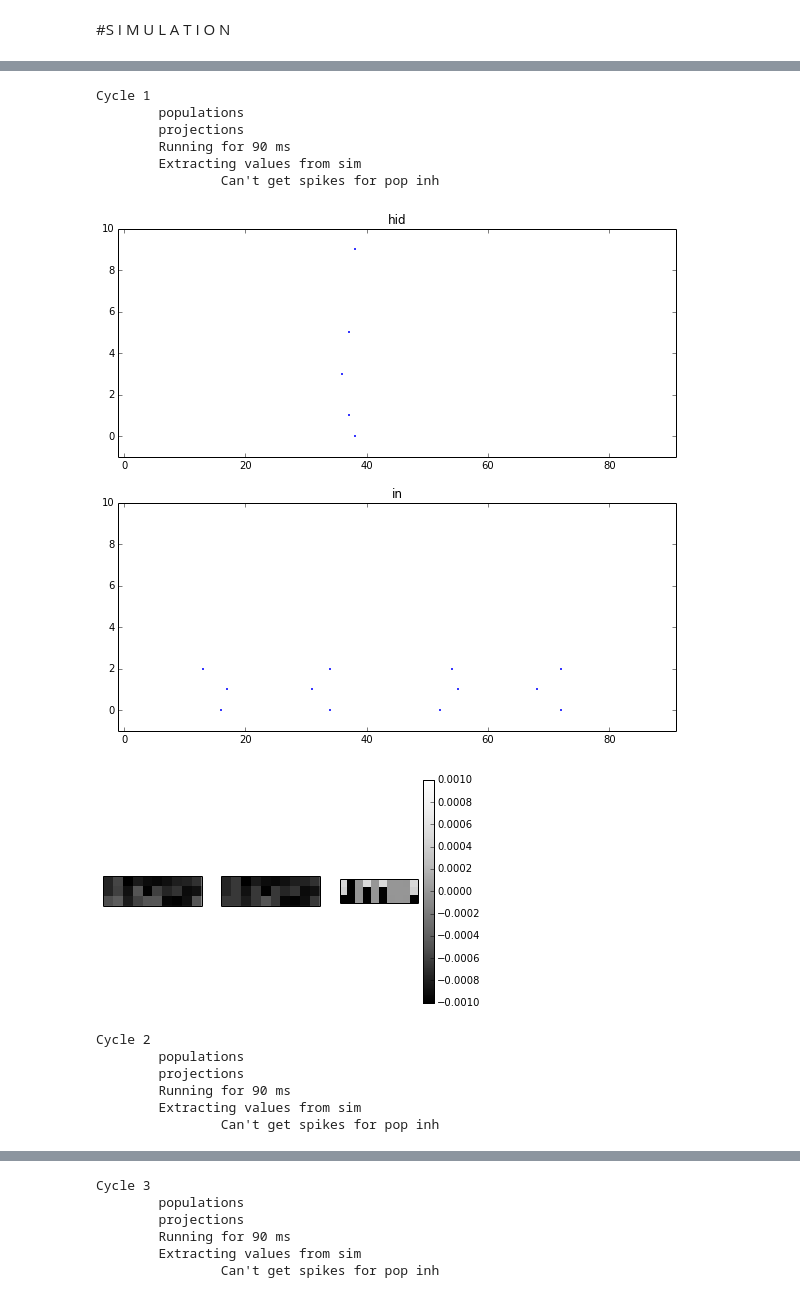
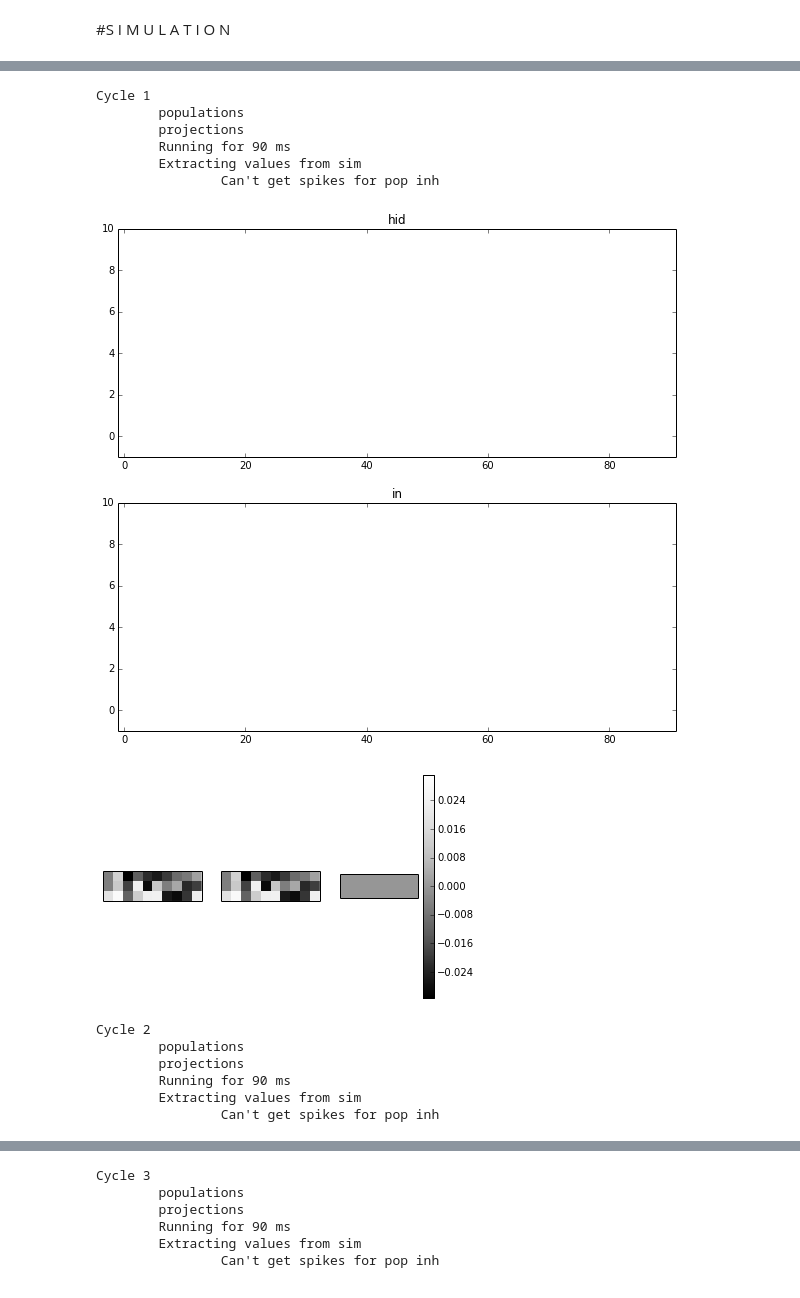
Before and after one commit to chanokin/BIMPC, a Jupyter notebook: BreakOut/wta_test.ipynb, the cells around one changed output, grey strips where cells are left out. Cells and saved outputs as stored; diff of their text form; code cells hidden in the pictures.

```diff
--- a/BreakOut/wta_test.ipynb
+++ b/BreakOut/wta_test.ipynb
@@ -20,15 +20,15 @@ def set_in_pop(sim, single_patt, num_neurons, w2s=2.):
 #     print("Setting-up Input population...")
 
     cell = sim.IF_curr_exp
-    params = { 'cm': 0.2,  # nF
+    params = { 'cm': 0.35,  # nF
                'i_offset': 0.0,
-               'tau_m': 10.0,
-               'tau_refrac': 2.0,
-               'tau_syn_E': 2.,
-               'tau_syn_I': 2.,
-               'v_reset': -70.0,
+               'tau_m': 4.0,
+               'tau_refrac': 1.0,
+               'tau_syn_E': 1.,
+               'tau_syn_I': 10.,
+               'v_reset': -70.6,
                'v_rest': -65.0,
-               'v_thresh': -55.4
+               'v_thresh': -50.
              }
     dmy_pops = []
     dmy_prjs = []
@@ -141,34 +141,45 @@ plt.show()
 #S I M U L A T I O N
 # %%
 w2s = 2.1
-start_w = (w2s/num_in)*0.9
+start_w = (w2s)#/num_in)*0.9
 np.random.seed(1)
 w_in2hid = np.random.random(size=(num_in*num_hid))*start_w
 # in2hid = std_conn.all2all(num_in, num_hid, w_in2hid)
 hid2inh, inh2hid = std_conn.wta_interneuron(num_hid, ff_weight=w2s, fb_weight=-w2s)
 # %%
 cell = sim.IF_curr_exp
-i_offset = 0.0125
-exc_params = { 'cm': 0.2,  # nF
+i_offset = 0.#0125
+exc_params = { 'cm': 0.35,  # nF
                'i_offset': i_offset,
-               'tau_m': 10.0,
-               'tau_refrac': 5.0,
-               'tau_syn_E': 2.5,
-               'tau_syn_I': 5.,
-               'v_reset': -70.0,
+               'tau_m': 4.0,
+               'tau_refrac': 1.0,
+               'tau_syn_E': 1.,
+               'tau_syn_I': 10.,
+               'v_reset': -70.6,
                'v_rest': -65.0,
-               'v_thresh': -55.4
+               'v_thresh': -50.
              }
-inh_params = { 'cm': 0.2,  # nF
-               'i_offset': i_offset,
-               'tau_m': 10.0,
-               'tau_refrac': 1.0,
-               'tau_syn_E': 2.5,
-               'tau_syn_I': 15.,
-               'v_reset': -70.0,
-               'v_rest': -65.0,
-               'v_thresh': -55.4
-             }
+inh_params = exc_params
+# exc_params = { 'cm': 0.2,  # nF
+#                'i_offset': i_offset,
+#                'tau_m': 10.0,
+#                'tau_refrac': 5.0,
+#                'tau_syn_E': 2.5,
+#                'tau_syn_I': 2.,
+#                'v_reset': -70.0,
+#                'v_rest': -65.0,
+#                'v_thresh': -55.4
+#              }
+# inh_params = { 'cm': 0.2,  # nF
+#                'i_offset': i_offset,
+#                'tau_m': 10.0,
+#                'tau_refrac': 1.0,
+#                'tau_syn_E': 2.5,
+#                'tau_syn_I': 15.,
+#                'v_reset': -70.0,
+#                'v_rest': -65.0,
+#                'v_thresh': -55.4
+#              }
 
 if sim.__name__ == 'pyNN.spiNNaker':
     sim.set_number_of_neurons_per_core(sim.IF_curr_exp, 100)
@@ -191,11 +202,11 @@ for cycle in range(num_cycles):
 
     print("\tprojections")
     #from Competitive STDP-based spike pattern learning - Masquelier, 2009
-    tau_plus = 10.#16.8
-    tau_minus = 20.#33.7
+    tau_plus = 16.8
+    tau_minus = 33.7
     w_min = 0.
-    w_max = start_w*0.6
-    a_plus = 0.001#3125
+    w_max = w2s
+    a_plus = 0.03125
     a_minus = -0.85*a_plus
 
     in2hid = std_conn.all2all(num_in, num_hid, ws)
@@ -258,11 +269,11 @@ Cycle 0
 Cycle 1
         populations
         projections
         Running for 90 ms
         Extracting values from sim
                 Can't get spikes for pop inh
-[figure, old version]
+[figure, new version]
-[figure, old version]
+[figure, new version]
 Cycle 2
         populations
         projections
```
Also changed, not shown: parts of 1 cell of this notebook, 11 other files.
